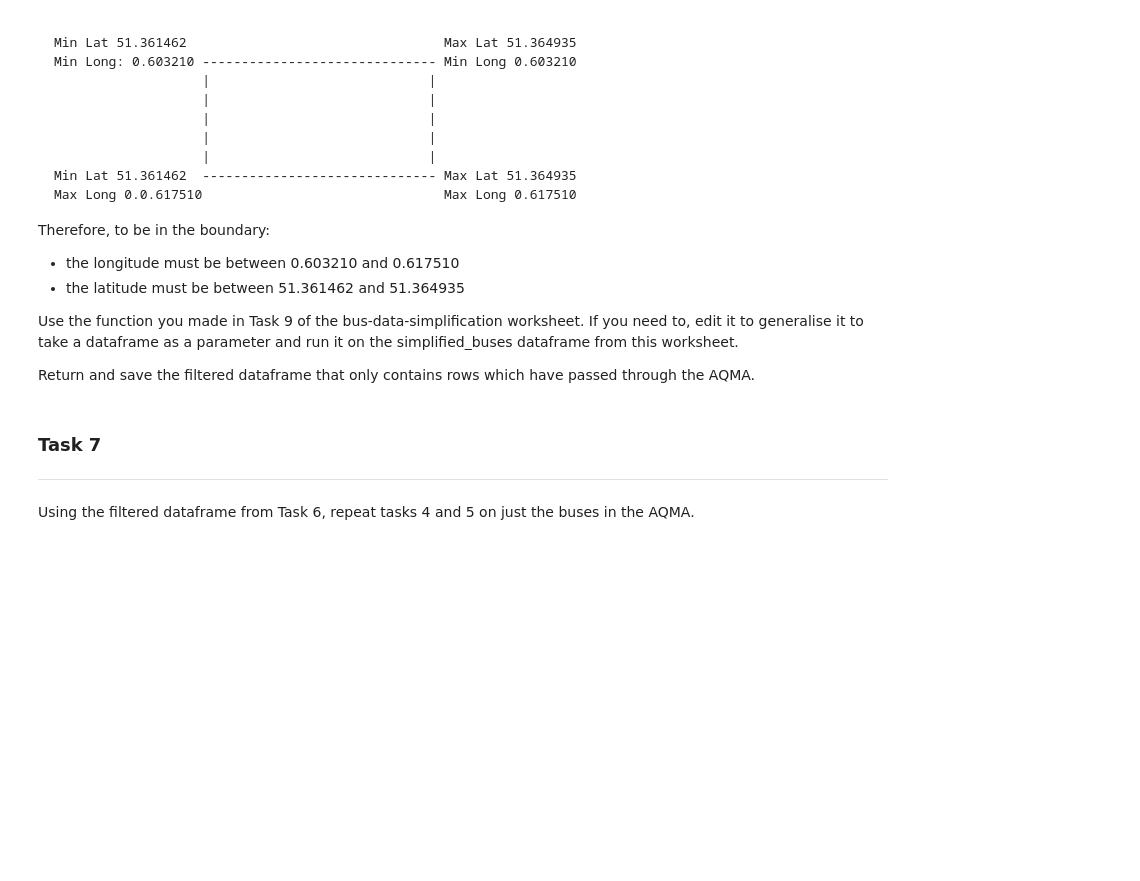
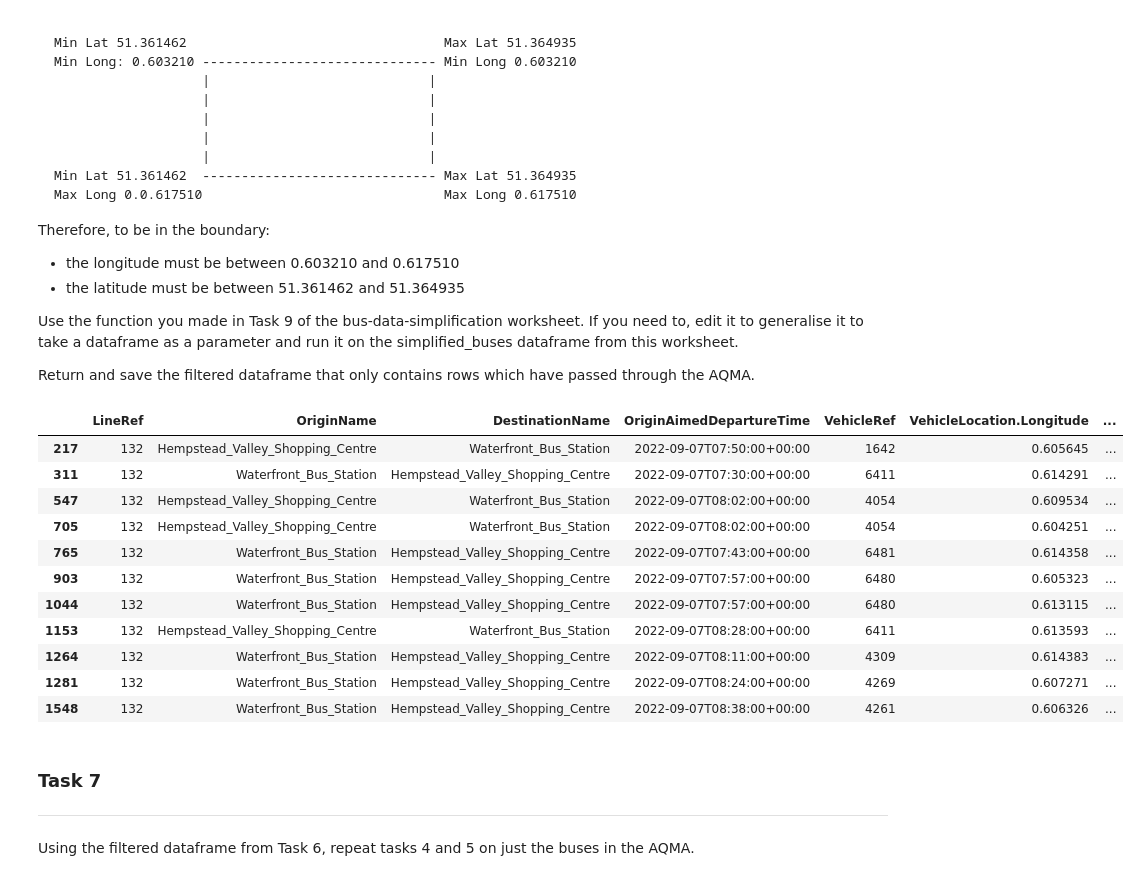
Before and after one commit to JackSandford/ECK, a Jupyter notebook: Projects/Bus_Data_Emissions_Pandas_Analysis_.ipynb, the cells around one changed output. Saved outputs shown, nothing was run; the diff lists cells and outputs as text; code cells hidden in the pictures; blank space fills up the shorter version.

```diff
--- a/Projects/Bus_Data_Emissions_Pandas_Analysis_.ipynb
+++ b/Projects/Bus_Data_Emissions_Pandas_Analysis_.ipynb
@@ -379,6 +379,28 @@ Therefore, to be in the boundary:
 Use the function you made in Task 9 of the bus-data-simplification worksheet. If you need to, edit it to generalise it to take a dataframe as a parameter and run it on the simplified_buses dataframe from this worksheet.
 
 Return and save the filtered dataframe that only contains rows which have passed through the AQMA.
+# %%
+def inlocation(filtered):
+  filtered['VehicleLocation.Longitude'] = filtered['VehicleLocation.Longitude'].astype(float)
+  filtered['VehicleLocation.Latitude'] = filtered['VehicleLocation.Latitude'].astype(float)
+  filteredlon = filtered[(filtered['VehicleLocation.Longitude'] > 0.603210) & (filtered['VehicleLocation.Longitude'] < 0.617510)]
+  filtered_area = filteredlon[(filteredlon['VehicleLocation.Latitude'] > 51.361462) & (filteredlon['VehicleLocation.Latitude'] < 51.364935)]
+  return filtered_area
+euro_area = inlocation(simplified_buses)
+display(euro_area)
+# %% [output]
+|  | LineRef | OriginName | DestinationName | OriginAimedDepartureTime | VehicleRef | VehicleLocation.Longitude | ... |
+| 217 | 132 | Hempstead_Valley_Shopping_Centre | Waterfront_Bus_Station | 2022-09-07T07:50:00+00:00 | 1642 | 0.605645 | ... |
+| 311 | 132 | Waterfront_Bus_Station | Hempstead_Valley_Shopping_Centre | 2022-09-07T07:30:00+00:00 | 6411 | 0.614291 | ... |
+| 547 | 132 | Hempstead_Valley_Shopping_Centre | Waterfront_Bus_Station | 2022-09-07T08:02:00+00:00 | 4054 | 0.609534 | ... |
+| 705 | 132 | Hempstead_Valley_Shopping_Centre | Waterfront_Bus_Station | 2022-09-07T08:02:00+00:00 | 4054 | 0.604251 | ... |
+| 765 | 132 | Waterfront_Bus_Station | Hempstead_Valley_Shopping_Centre | 2022-09-07T07:43:00+00:00 | 6481 | 0.614358 | ... |
+| 903 | 132 | Waterfront_Bus_Station | Hempstead_Valley_Shopping_Centre | 2022-09-07T07:57:00+00:00 | 6480 | 0.605323 | ... |
+| 1044 | 132 | Waterfront_Bus_Station | Hempstead_Valley_Shopping_Centre | 2022-09-07T07:57:00+00:00 | 6480 | 0.613115 | ... |
+| 1153 | 132 | Hempstead_Valley_Shopping_Centre | Waterfront_Bus_Station | 2022-09-07T08:28:00+00:00 | 6411 | 0.613593 | ... |
+| 1264 | 132 | Waterfront_Bus_Station | Hempstead_Valley_Shopping_Centre | 2022-09-07T08:11:00+00:00 | 4309 | 0.614383 | ... |
+| 1281 | 132 | Waterfront_Bus_Station | Hempstead_Valley_Shopping_Centre | 2022-09-07T08:24:00+00:00 | 4269 | 0.607271 | ... |
+| 1548 | 132 | Waterfront_Bus_Station | Hempstead_Valley_Shopping_Centre | 2022-09-07T08:38:00+00:00 | 4261 | 0.606326 | ... |
 # %% [markdown]
 ### Task 7
 ---
```
Also changed, not shown: parts of 2 cells of this notebook.
